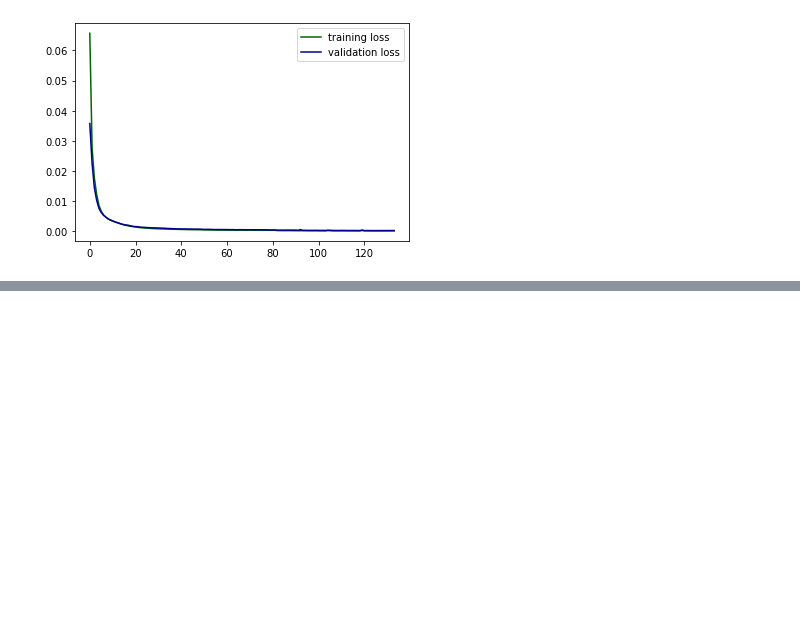
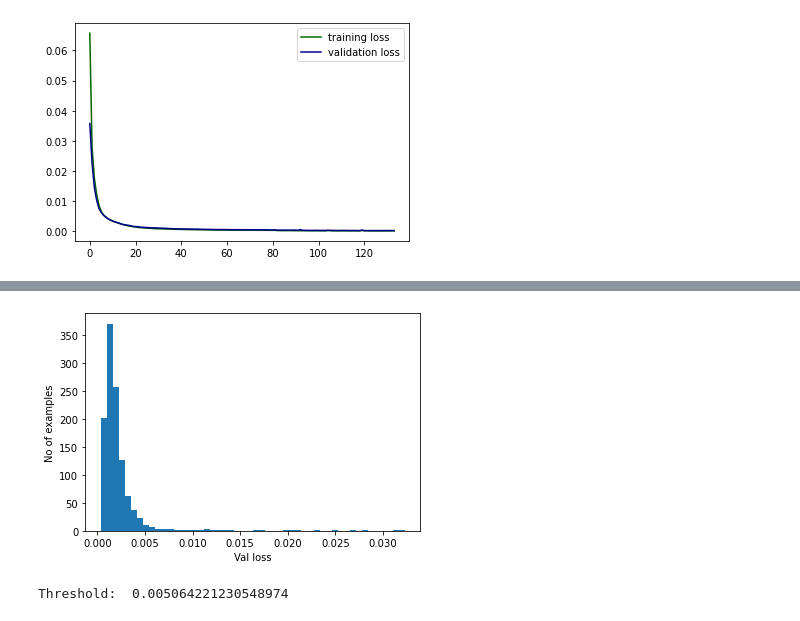
Before and after one commit to ba-group-projects/insurance-fraud-detection, a Jupyter notebook: main-update.ipynb, the cells around one changed output, grey strips where cells are left out. Cells and saved outputs as stored; diff of their text form; code cells hidden in the pictures; blank space fills up the shorter version.

```diff
--- a/main-update.ipynb
+++ b/main-update.ipynb
@@ -1410,7 +1527,7 @@ To enable them in other operations, rebuild TensorFlow with the appropriate comp
 # %%
 # Use tunner to find the best parameters
 def train_model(hp):
-    reg_param = hp.Float('dropout_rate', min_value = 0.01, max_value=0.3, sampling='log')
+    reg_param = hp.Float('reg_param', min_value = 0.01, max_value=0.3, sampling='log')
     number_units_layers = hp.Int('number_units', min_value=30, max_value = 60, step = 15)
     number_units_bottleneck = hp.Int('number_units_bottleneck', min_value=15, max_value = 30, step = 5)
     dropout_rate = hp.Float('dropout_rate', min_value = 0.1, max_value=0.3)
@@ -1621,26 +1666,16 @@ sns.histplot(data=error_df, x="reconstruction_error", hue='true_class', bins=50)
 # %%
-# reconstructions = autoencoder.predict(X_val)
-# val_loss = tf.keras.losses.mae(reconstructions, X_val)
-# # train_loss = tf.keras.losses.MeanSquaredError(reconstructions, X_val)
+val_reconstructions = best_model.predict(X_val)
+val_loss = tf.keras.losses.mae(val_reconstructions, X_val)
+# train_loss = tf.keras.losses.MeanSquaredError(reconstructions, X_val)
 
-# plt.hist(val_loss[None,:], bins=50)
-# plt.xlabel("Val loss")
-# plt.ylabel("No of examples")
-# plt.show()
-
-# print(len(X_val))
-# print(len(reconstructions))
-# print(len(val_loss))
-# print(reconstructions.shape)
-
-# reconstructions = autoencoder.predict(X_test)
-# test_loss = tf.keras.losses.mae(reconstructions, X_test)
-# # train_loss = tf.keras.losses.MeanSquaredError(reconstructions, X_val)
-
-# plt.hist(test_loss[None,:], bins=50)
-# plt.xlabel("Test loss")
-# plt.ylabel("No of examples")
-# plt.show()
-
-# threshold = np.mean(val_loss) + np.std(val_loss)
-# print("Threshold: ", threshold)
+plt.hist(val_loss[None,:], bins=50)
+plt.xlabel("Val loss")
+plt.ylabel("No of examples")
+plt.show()
+# %% [output]
+[figure, added]
+# %%
+threshold = np.mean(val_loss) + np.std(val_loss)
+print("Threshold: ", threshold)
+# %% [output]
+Threshold:  0.005064221230548974
```
Also changed, not shown: parts of 30 cells of this notebook.
